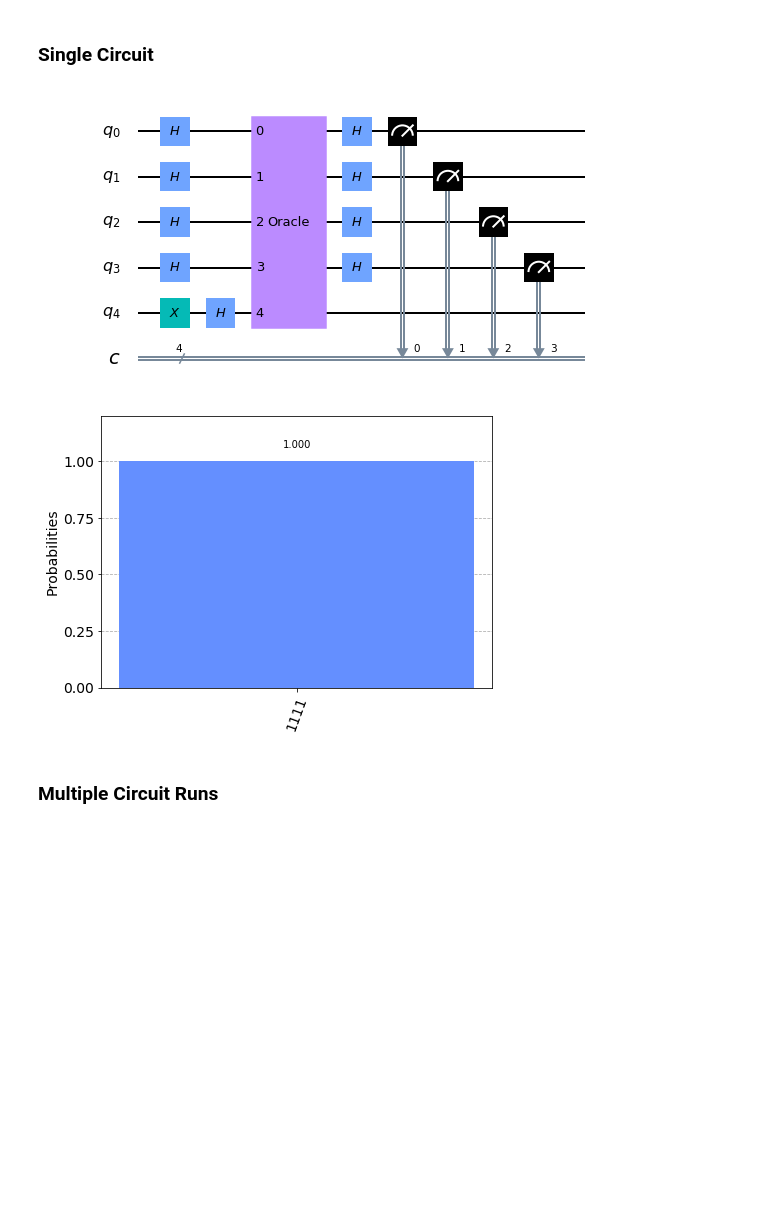
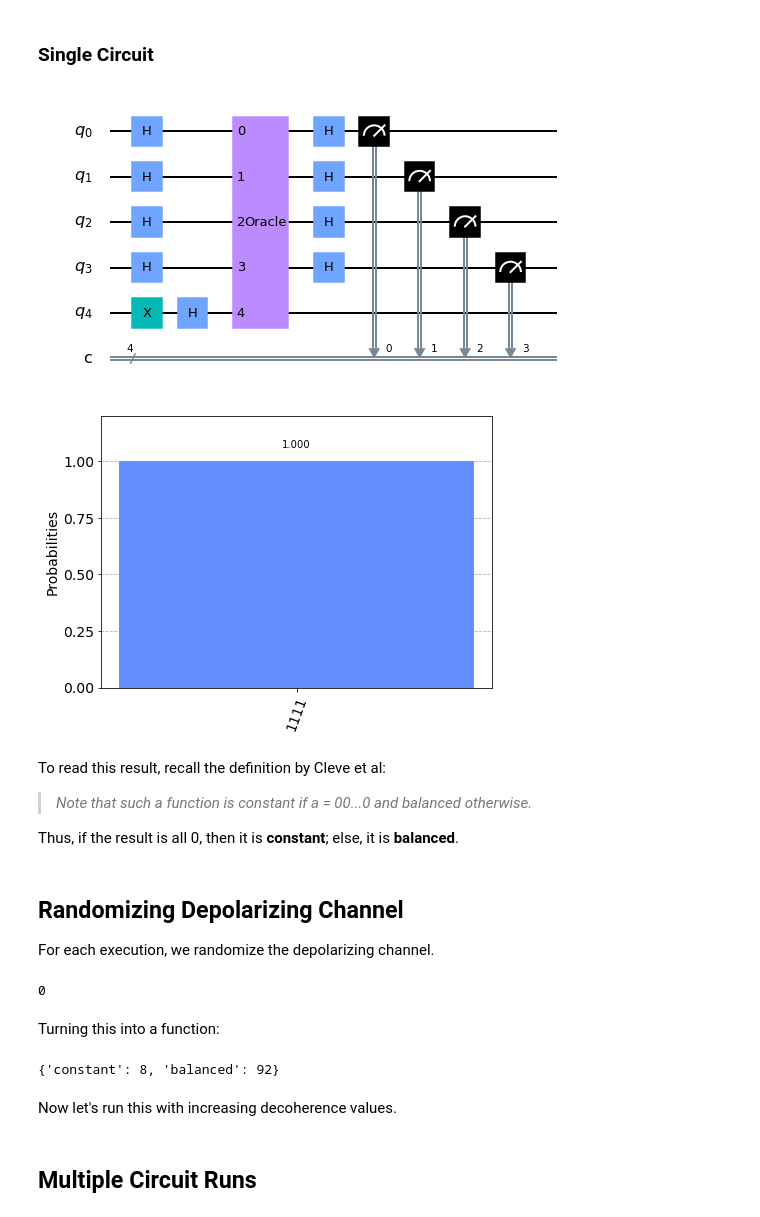
Before and after one commit to thirdfortuno/acl-quantum-decoherence, a Jupyter notebook: dj_decoherence_generalized.ipynb, the cells around one changed output. Drawn from its saved outputs; the diff is of its cells as text; code cells hidden in the pictures; blank space fills up the shorter version.

```diff
--- a/dj_decoherence_generalized.ipynb
+++ b/dj_decoherence_generalized.ipynb
@@ -18,5 +21,5 @@ from qiskit.visualization import plot_histogram
 # %%
-def dj_oracle(case, n):
+def dj_oracle(case, n, return_bstr=False):
     # We need to make a QuantumCircuit object to return
     # This circuit has n+1 qubits: the size of the input,
     # plus one output qubit
@@ -54,9 +57,10 @@ def dj_oracle(case, n):
 
     oracle_gate = oracle_qc.to_gate()
     oracle_gate.name = "Oracle" # To show when we display the circuit
-    return oracle_gate, b_str
+    if (return_bstr): return oracle_gate, b_str
+    else: return oracle_gate
 
-def dj_algorithm(oracle, n):
+def dj_algorithm(oracle, n,decoherence_percent):
     dj_circuit = QuantumCircuit(n+1, n)
     # Set up the output qubit:
     dj_circuit.x(n)
@@ -99,15 +103,25 @@ The variable `spread` is what kind of function the oracle will be. The algorithm
 # %%
 decoherence_percent = 0.1
 n = 4
 spread = 'balanced' #'balanced' or 'constant'
-oracle_gate, none = dj_oracle(spread, n)
-dj_circuit = dj_algorithm(oracle_gate, n)
+oracle_gate = dj_oracle(spread, n)
+dj_circuit = dj_algorithm(oracle_gate, n, decoherence_percent)
 dj_circuit.draw(output="mpl")
 # %% [output]
-[figure, old version]
+[figure, new version]
 # %%
 results = execute(dj_circuit, backend=BasicAer.get_backend('qasm_simulator'), shots=1024).result()
 answer = results.get_counts()
 plot_histogram(answer)
 # %% [output]
-[figure, old version]
+[figure, new version]
+# %% [markdown]
+To read this result, recall the definition by Cleve et al:
+
+> _Note that such a function is constant if a = 00...0 and balanced otherwise._
+
+Thus, if the result is all 0, then it is **constant**; else, it is **balanced**.
+# %% [markdown]
+## Randomizing Depolarizing Channel
+
+For each execution, we randomize the depolarizing channel.
@@ -113,0 +135,11 @@ plot_histogram(answer)
+# %%
+# Return integer value of final answer, to easily determine if constant or balanced.
+
+dj_circuit = dj_algorithm(oracle_gate, n, decoherence_percent)
+results = execute(dj_circuit, backend=BasicAer.get_backend('qasm_simulator'), shots=1).result()
+answer = int(list(results.get_counts().keys())[0])
+answer
+# %% [output]
+0
+# %% [markdown]
+Turning this into a function:
@@ -114,2 +160,8 @@ plot_histogram(answer)
+# %%
+run_dj(spread='balanced', shots=100, n=5)
+# %% [output]
+{'constant': 8, 'balanced': 92}
+# %% [markdown]
+Now let's run this with increasing decoherence values.
 # %% [markdown]
-### Multiple Circuit Runs
+## Multiple Circuit Runs
```
Also changed, not shown: parts of 7 cells of this notebook.
